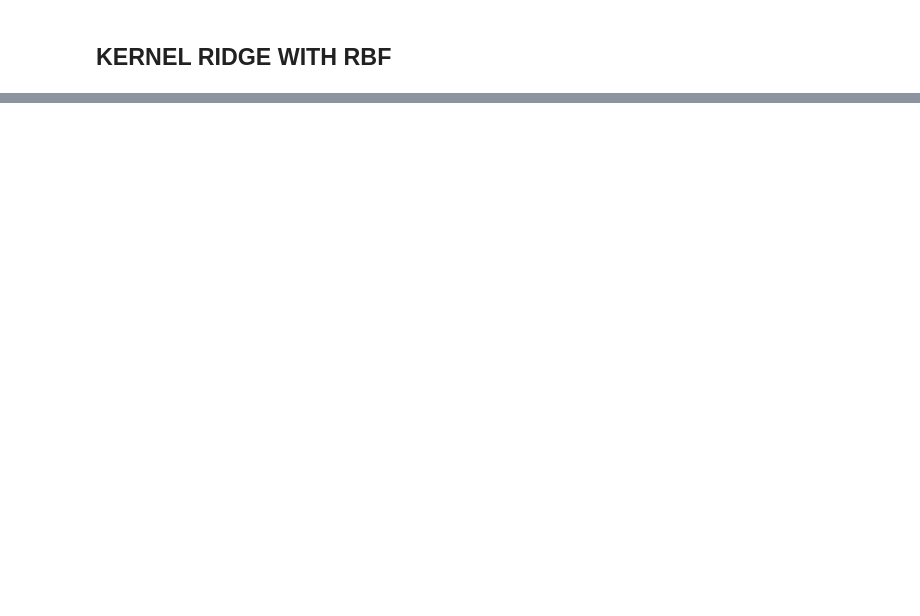
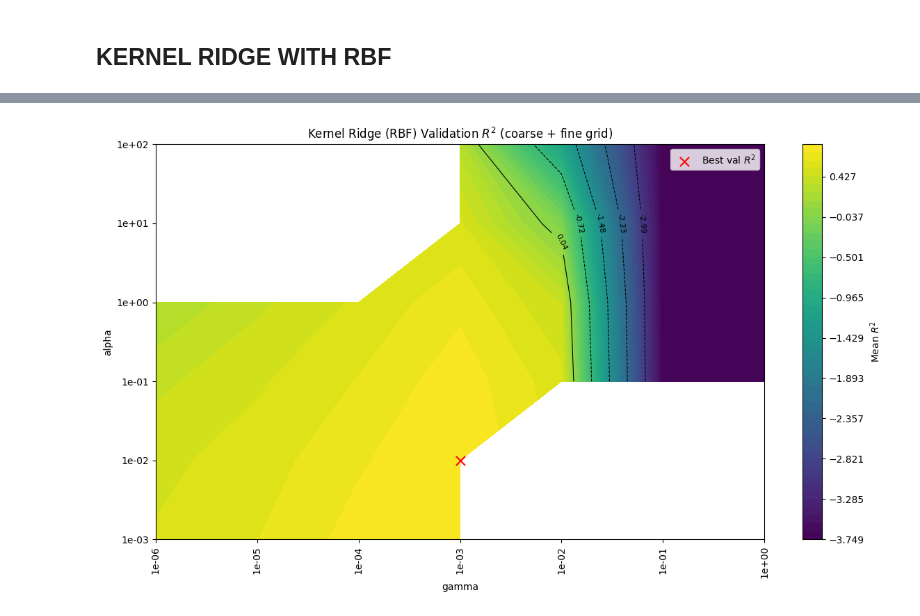
Before and after one commit to ConnorIrvine/Gesture-Recognition, a Jupyter notebook: dataset_cleaning/run_linear_regression.ipynb, the cells around one changed output, grey strips where cells are left out. Cells and saved outputs as stored; diff of their text form; code cells hidden in the pictures; blank space fills up the shorter version.

```diff
--- a/dataset_cleaning/run_linear_regression.ipynb
+++ b/dataset_cleaning/run_linear_regression.ipynb
@@ -617,0 +859,5 @@ MemoryError: Unable to allocate 49.1 GiB for an array with shape (81146, 81146)
+# %%
+# SAVE THE RESULTS RBF TO PICKLE
+import pickle
+with open('krr_rbf_results_fine.pkl', 'wb') as f:
+    pickle.dump(results_rbf, f)
@@ -617,0 +921,78 @@ MemoryError: Unable to allocate 49.1 GiB for an array with shape (81146, 81146)
+# %%
+# ---- Combined contour plot (coarse + fine pickles) for Kernel Ridge (RBF) ----
+# Loads BOTH: krr_rbf_results.pkl and krr_rbf_results_fine.pkl, merges, then contours Val R^2.
+
+import pickle
+import numpy as np
+import matplotlib.pyplot as plt
+
+# 1) Load and combine results
+with open("krr_rbf_results.pkl", "rb") as f:
+    results_coarse = pickle.load(f)
+
+with open("krr_rbf_results_fine.pkl", "rb") as f:
+    results_fine = pickle.load(f)
+
+results_all = list(results_coarse) + list(results_fine)
+
+# 2) Build unified gamma/alpha grids from all results
+gammas_all = sorted({row["gamma"] for row in results_all})
+alphas_all = sorted({row["alpha"] for row in results_all})
+
+gamma_to_j = {g: j for j, g in enumerate(gammas_all)}
+alpha_to_i = {a: i for i, a in enumerate(alphas_all)}
+
+# 3) If there are duplicate (alpha,gamma) entries, average them
+val_bins = [[[] for _ in gammas_all] for _ in alphas_all]
+train_bins = [[[] for _ in gammas_all] for _ in alphas_all]
+
+for row in results_all:
+    i = alpha_to_i[row["alpha"]]
+    j = gamma_to_j[row["gamma"]]
+    val_bins[i][j].append(float(row["r2_val"]))
+    train_bins[i][j].append(float(row["r2_train"]))
+
+r2_val_grid = np.full((len(alphas_all), len(gammas_all)), np.nan, dtype=float)
+r2_train_grid = np.full((len(alphas_all), len(gammas_all)), np.nan, dtype=float)
+
+for i in range(len(alphas_all)):
+    for j in range(len(gammas_all)):
+        if val_bins[i][j]:
+            r2_val_grid[i, j] = float(np.mean(val_bins[i][j]))
+        if train_bins[i][j]:
+            r2_train_grid[i, j] = float(np.mean(train_bins[i][j]))
+
+# 4) Plot contour (Validation by default)
+Z = r2_val_grid  # change to r2_train_grid for train contour
+
+XX, YY = np.meshgrid(np.arange(len(gammas_all)), np.arange(len(alphas_all)))
+
+vmin = float(np.nanmin(Z))
+vmax = float(np.nanmax(Z))
+levels_f = np.linspace(vmin, vmax, 50)
+
+plt.figure(figsize=(12, 7))
+plt.contourf(XX, YY, Z, levels=levels_f, cmap="viridis")
+plt.colorbar(label="Mean $R^2$")
+
+levels_c = np.linspace(vmin, vmax, 7)
+CS = plt.contour(XX, YY, Z, levels=levels_c, colors="k", linewidths=0.8)
+plt.clabel(CS, CS.levels, inline=True, fontsize=8, fmt="%.2f")
+
+plt.title("Kernel Ridge (RBF) Validation $R^2$ (coarse + fine grid)")
+plt.xlabel("gamma")
+plt.ylabel("alpha")
+
+plt.xticks(np.arange(len(gammas_all)), [f"{g:.0e}" for g in gammas_all], rotation=90)
+plt.yticks(np.arange(len(alphas_all)), [f"{a:.0e}" for a in alphas_all])
+
+# Mark best point (highest validation R^2)
+best_idx = np.nanargmax(r2_val_grid)
+best_i, best_j = np.unravel_index(best_idx, r2_val_grid.shape)
+plt.scatter(best_j, best_i, c="red", s=90, marker="x", label="Best val $R^2$")
+plt.legend(loc="best")
+
+plt.tight_layout()
+plt.show()
+# %% [output]
+[figure, added]
```
Also changed, not shown: parts of 14 cells of this notebook, 1 other file.
